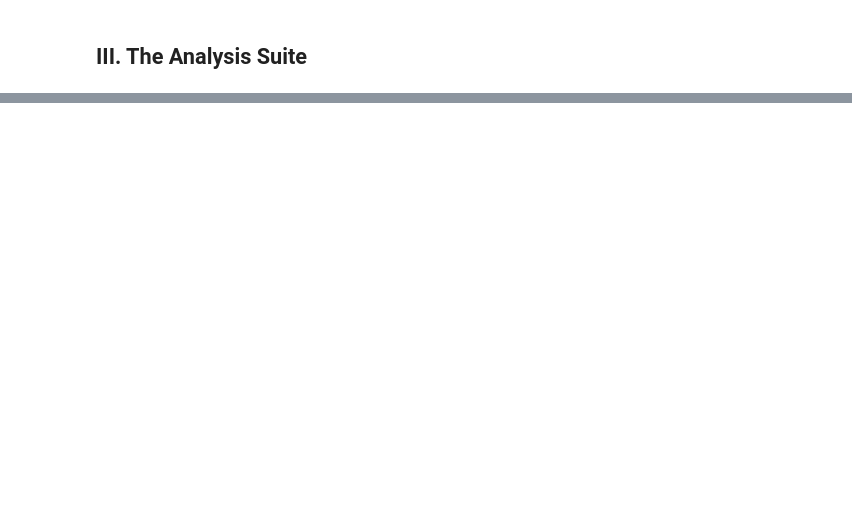
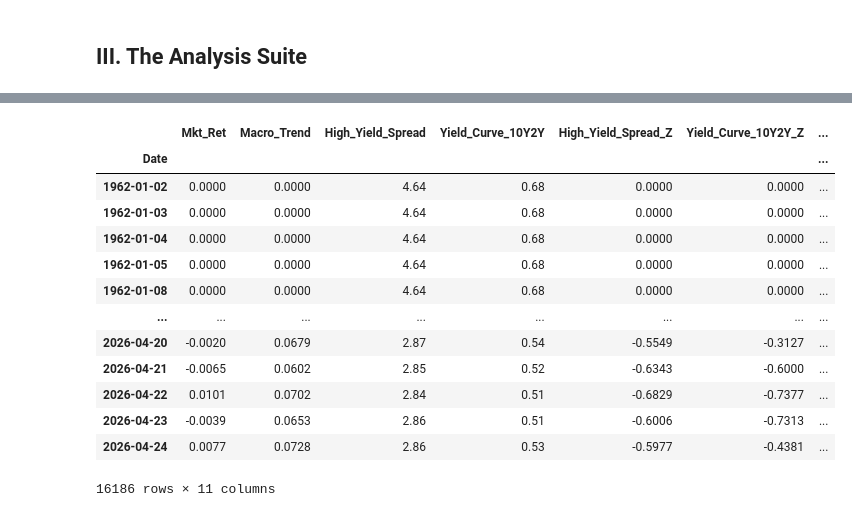
Before and after one commit to pympk/py311, a Jupyter notebook: stocks/notebooks_RLVR/verify_portf_log_gain_v1.ipynb, the cells around one changed output, grey strips where cells are left out. Cells and saved outputs as stored; diff of their text form; code cells hidden in the pictures; blank space fills up the shorter version.

```diff
--- a/stocks/notebooks_RLVR/verify_portf_log_gain_v1.ipynb
+++ b/stocks/notebooks_RLVR/verify_portf_log_gain_v1.ipynb
@@ -693,0 +732,17 @@ else:
+# %%
+macro_df
+# %% [output]
+|  | Mkt_Ret | Macro_Trend | High_Yield_Spread | Yield_Curve_10Y2Y | High_Yield_Spread_Z | Yield_Curve_10Y2Y_Z | ... |
+| Date |  |  |  |  |  |  | ... |
+| 1962-01-02 | 0.0000 | 0.0000 | 4.64 | 0.68 | 0.0000 | 0.0000 | ... |
+| 1962-01-03 | 0.0000 | 0.0000 | 4.64 | 0.68 | 0.0000 | 0.0000 | ... |
+| 1962-01-04 | 0.0000 | 0.0000 | 4.64 | 0.68 | 0.0000 | 0.0000 | ... |
+| 1962-01-05 | 0.0000 | 0.0000 | 4.64 | 0.68 | 0.0000 | 0.0000 | ... |
+| 1962-01-08 | 0.0000 | 0.0000 | 4.64 | 0.68 | 0.0000 | 0.0000 | ... |
+| ... | ... | ... | ... | ... | ... | ... | ... |
+| 2026-04-20 | -0.0020 | 0.0679 | 2.87 | 0.54 | -0.5549 | -0.3127 | ... |
+| 2026-04-21 | -0.0065 | 0.0602 | 2.85 | 0.52 | -0.6343 | -0.6000 | ... |
+| 2026-04-22 | 0.0101 | 0.0702 | 2.84 | 0.51 | -0.6829 | -0.7377 | ... |
+| 2026-04-23 | -0.0039 | 0.0653 | 2.86 | 0.51 | -0.6006 | -0.7313 | ... |
+| 2026-04-24 | 0.0077 | 0.0728 | 2.86 | 0.53 | -0.5977 | -0.4381 | ... |
+16186 rows × 11 columns
```
Also changed, not shown: parts of 25 cells of this notebook, 7 other files.
